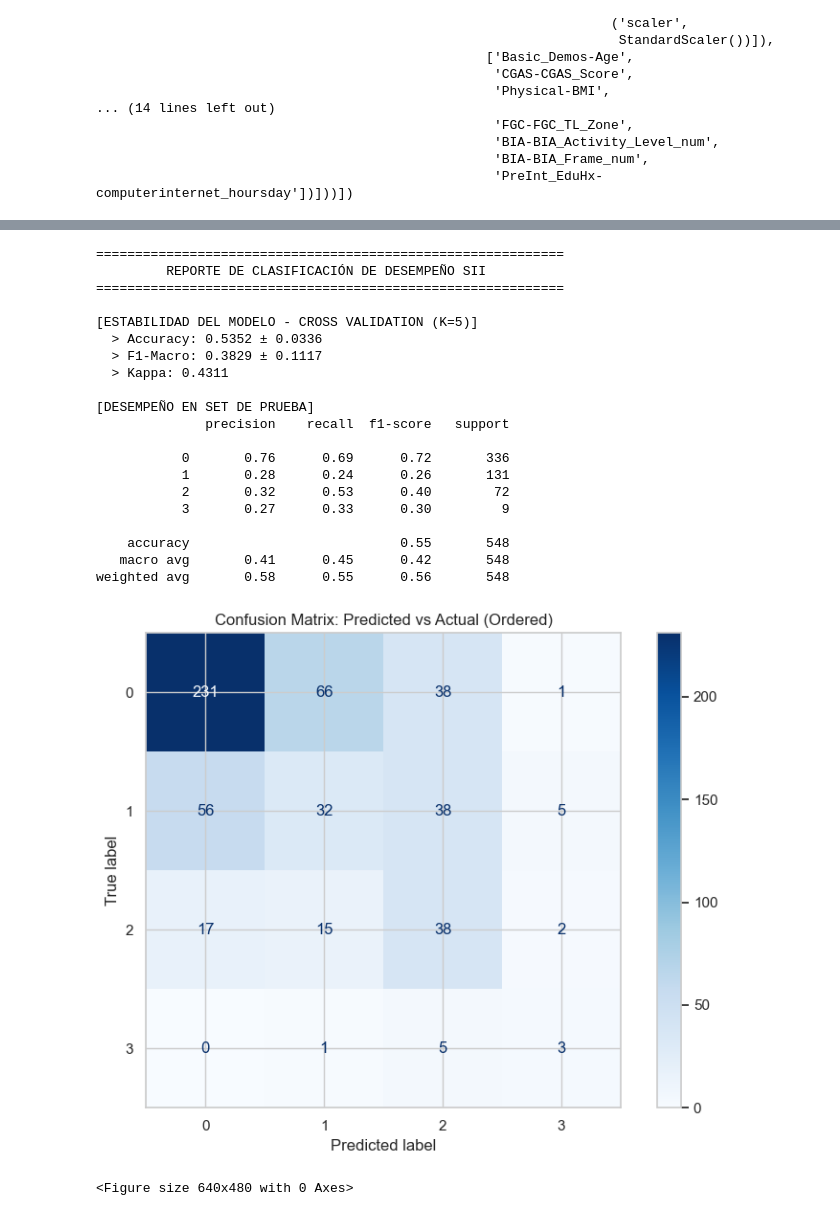
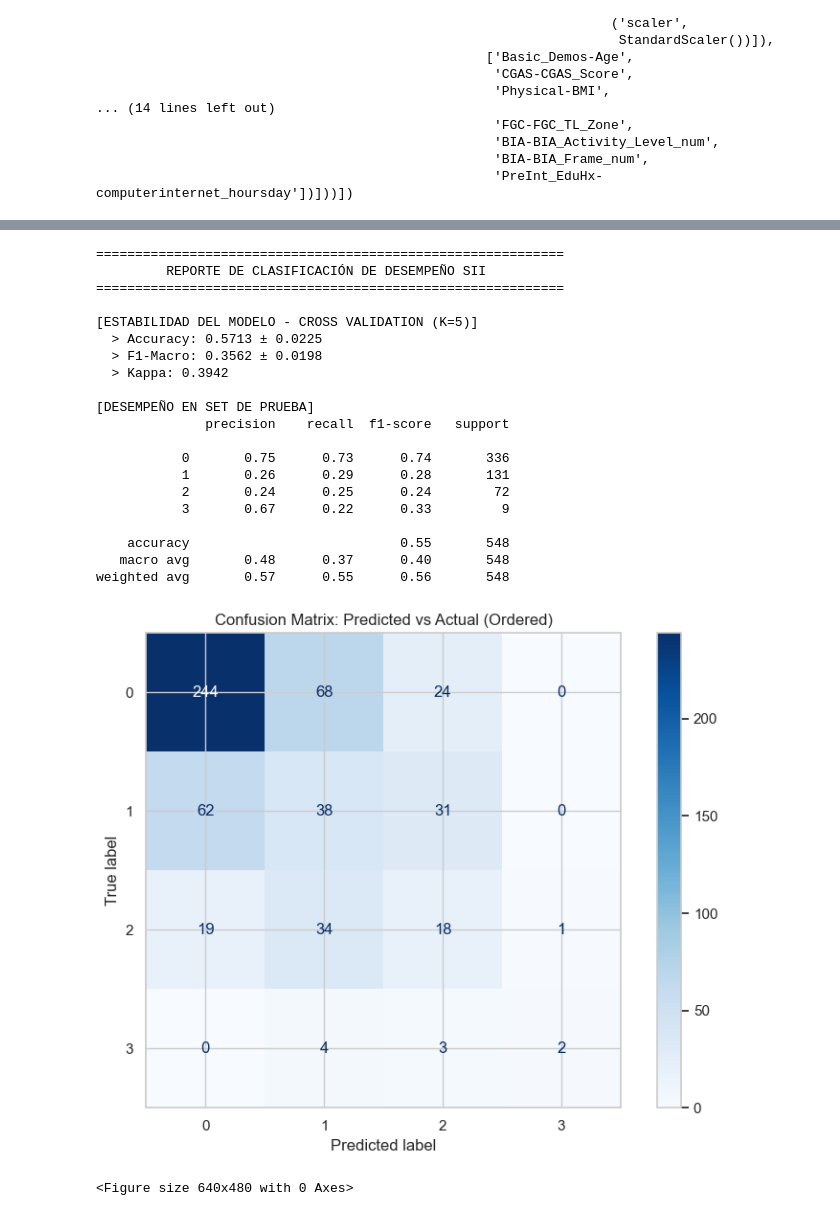
Before and after one commit to ulcaicedo31-hub/Taller-colaborativo, a Jupyter notebook: Sources/Proyecto.ipynb, the cells around one changed output, grey strips where cells are left out. Saved outputs shown, nothing was run; the diff lists cells and outputs as text; code cells hidden in the pictures.

```diff
--- a/Sources/Proyecto.ipynb
+++ b/Sources/Proyecto.ipynb
@@ -417,0 +480,4 @@ df_series = (
+# %%
+df_final_features = pd.concat(all_dfs, ignore_index=True)
+df_final_features[["avg_sleep_weekday", "avg_sleep_weekend"]] = df_final_features[["avg_sleep_weekday", "avg_sleep_weekend"]].clip(lower=2, upper=16)
+df_final_features.head()
@@ -418,5 +511,5 @@ df_series = (
 # %%
-df_train = df_train.merge(df_series, on="id", how="left")
+df_train = df_train.merge(df_final_features, on="id", how="left")
 # %%
 # 5. Clasificación de features (SII).
 unused_features = [
@@ -457,9 +550,11 @@ numeric_features = [
  'BIA-BIA_BMI', 'BIA-BIA_BMR', 'BIA-BIA_FFM',
  'BIA-BIA_FFMI', 'BIA-BIA_FMI', 'BIA-BIA_Fat',
  'BIA-BIA_TBW', 'PAQ_C-PAQ_C_Total',
- 'SDS-SDS_Total_T', 'mean_enmo', 'std_enmo', 'pct_inactive',
- 'wear_ratio', 'mean_day_activity', 'mean_night_activity',
- 'activity_weekday', 'activity_weekend'
+ 'SDS-SDS_Total_T',  'avg_mvpa_hours', 'avg_sedentary_hours', 'max_intensity_recorded',
+       'avg_sleep_weekday', 'avg_sleep_weekend', 'mid_wd', 'mid_we', 'g_sleep',
+       'std_sleep', 'social_jetlag', 'sedentary_ratio',
+       'sleep_instability_index',
+
 ]
 
 #---------------------------------------------------------------------------------------------------------
@@ -584,20 +679,25 @@ weighted avg       0.58      0.51      0.54       548
 <Figure size 640x480 with 0 Axes>
 # %%
+def quadratic_weighted_kappa(y_true, y_pred):
+    return cohen_kappa_score(y_true, y_pred, weights='quadratic')
+
+qwk_scorer = make_scorer(quadratic_weighted_kappa)
+
 param_grid = {
-    'n_estimators': [100, 200],
+    'n_estimators': [300, 200],
     'max_depth': [15, 10, 5], # Controlado pero suficiente para aprender
-    'min_samples_split': [5,6], # Valores más bajos para permitir nodos pequeños
-    'min_samples_leaf': [1, 2,3],  # Permitir que hojas de 1 o 2 ejemplos existan
+    'min_samples_split': [5,4], # Valores más bajos para permitir nodos pequeños
+    'min_samples_leaf': [1, 4,3],  # Permitir que hojas de 1 o 2 ejemplos existan
     'class_weight': ['balanced_subsample'] # CLAVE para multiclase
 }
 
 rf_model = RandomForestClassifier(random_state=42)
 
-grid = GridSearchCV(estimator=rf_model, param_grid=param_grid, cv=5, scoring='f1_macro', n_jobs=-1, verbose=2)
+grid = GridSearchCV(estimator=rf_model, param_grid=param_grid, cv=5, scoring=qwk_scorer, n_jobs=-1, verbose=2)
 
 grid.fit(X_train, y_train)
 
 print("Mejores parámetros:", grid.best_params_)
-print("f1_macro CV:", grid.best_score_)
+print("Quadratic Weighted Kappa CV:", grid.best_score_)
 # %% [output]
 Fitting 5 folds for each of 36 candidates, totalling 180 fits
@@ -606,52 +723,52 @@ f1_macro CV: 0.37657908351165037
 # %%
 model_rf = RandomForestClassifier(
-    n_estimators=100,
-    max_depth=5,
-    min_samples_split=6,
-    min_samples_leaf=1,
+    n_estimators=200,
+    max_depth=10,
+    min_samples_split=5,
+    min_samples_leaf=3,
     max_features='sqrt',
     class_weight='balanced_subsample',
     random_state=42,
     n_jobs=-1
 )
 
 model_rf.fit(X_train, y_train)
 y_pred_rf = model_rf.predict(X_test)
 
 cv_results_rf = cross_validate(
     model_rf,
     X_train, y_train,
     cv=skf,
     scoring=scoring_metrics
 )
 
 display_professional_eval(
     y_test,
     y_pred_rf,
     cv_results_rf,
 )
 # %% [output]
 ============================================================
          REPORTE DE CLASIFICACIÓN DE DESEMPEÑO SII
 ============================================================
 
 [ESTABILIDAD DEL MODELO - CROSS VALIDATION (K=5)]
-  > Accuracy: 0.5352 ± 0.0336
-  > F1-Macro: 0.3829 ± 0.1117
-  > Kappa: 0.4311
+  > Accuracy: 0.5713 ± 0.0225
+  > F1-Macro: 0.3562 ± 0.0198
+  > Kappa: 0.3942
 
 [DESEMPEÑO EN SET DE PRUEBA]
               precision    recall  f1-score   support
 
-           0       0.76      0.69      0.72       336
-           1       0.28      0.24      0.26       131
-           2       0.32      0.53      0.40        72
-           3       0.27      0.33      0.30         9
+           0       0.75      0.73      0.74       336
+           1       0.26      0.29      0.28       131
+           2       0.24      0.25      0.24        72
+           3       0.67      0.22      0.33         9
 
     accuracy                           0.55       548
-   macro avg       0.41      0.45      0.42       548
-weighted avg       0.58      0.55      0.56       548
+   macro avg       0.48      0.37      0.40       548
+weighted avg       0.57      0.55      0.56       548
-[figure, old version]
+[figure, new version]
 <Figure size 640x480 with 0 Axes>
 # %%
 plot_rf_importance(model_rf, X_train.columns)
```
Also changed, not shown: parts of 17 cells of this notebook.
